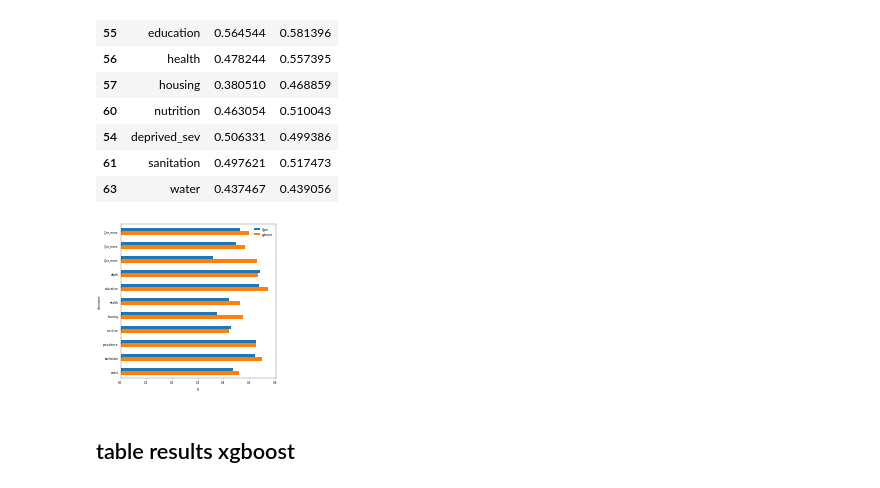
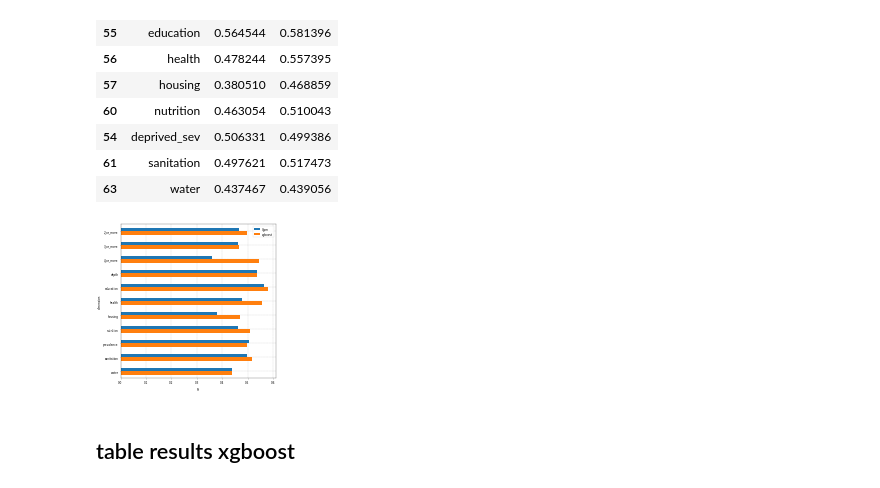
Before and after one commit to marinavicini/stc_continuing, a Jupyter notebook: notebooks/MV_figures_thesis.ipynb, the cells around one changed output. Saved outputs shown, nothing was run; the diff lists cells and outputs as text; code cells hidden in the pictures.

```diff
--- a/notebooks/MV_figures_thesis.ipynb
+++ b/notebooks/MV_figures_thesis.ipynb
@@ -696,23 +698,26 @@ new_df
 | 61 | sanitation | 0.497621 | 0.517473 |
 | 63 | water | 0.437467 | 0.439056 |
 # %%
-df['dimension'] = df['dimension'].replace(['sumpoor'], 'depth')
-df['dimension'] = df['dimension'].replace(['deprived_sev'], 'prevalence')
+new_df['dimension'] = new_df['dimension'].replace(['sumpoor'], 'depth')
+new_df['dimension'] = new_df['dimension'].replace(['deprived_sev'], 'prevalence')
 
-df.sort_values(by='dimension', inplace=True)
+new_df.sort_values(by='dimension', inplace=True)
 # %%
 fig, ax = plt.subplots(figsize=(10, 10), dpi=20)
-df.plot(ax=ax,
+new_df.plot(ax=ax,
         x='dimension',
         kind='barh',
         stacked=False)
 
 ax.legend(loc='upper right')
 plt.xlabel('R$^2$')
 
 ax.invert_yaxis()
+
+ax.set_axisbelow(True)
+ax.grid(color='gray', linestyle='dashed', linewidth = "0.5",)
 # %% [output]
-[figure, old version]
+[figure, new version]
 # %% [markdown]
 ## table results xgboost
 # %%
```
Also changed, not shown: parts of 2 cells of this notebook.
